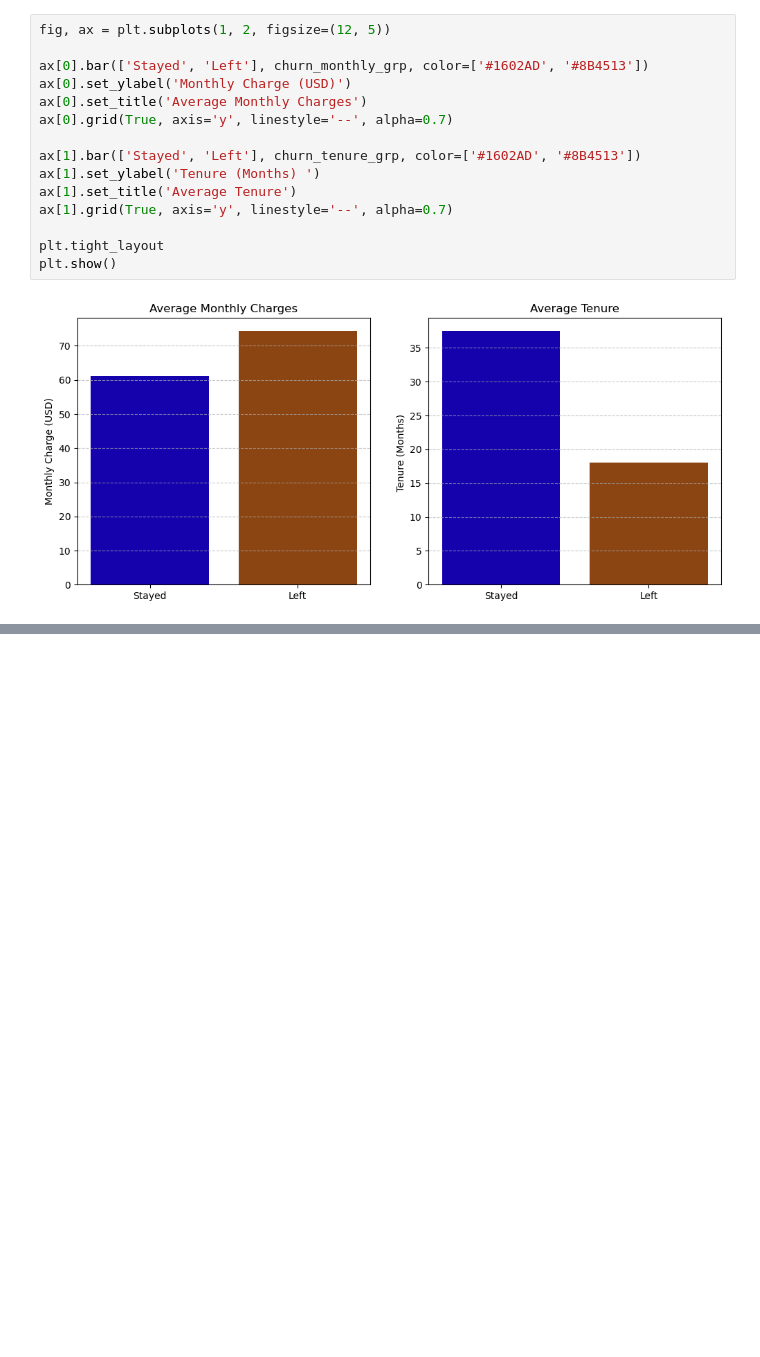
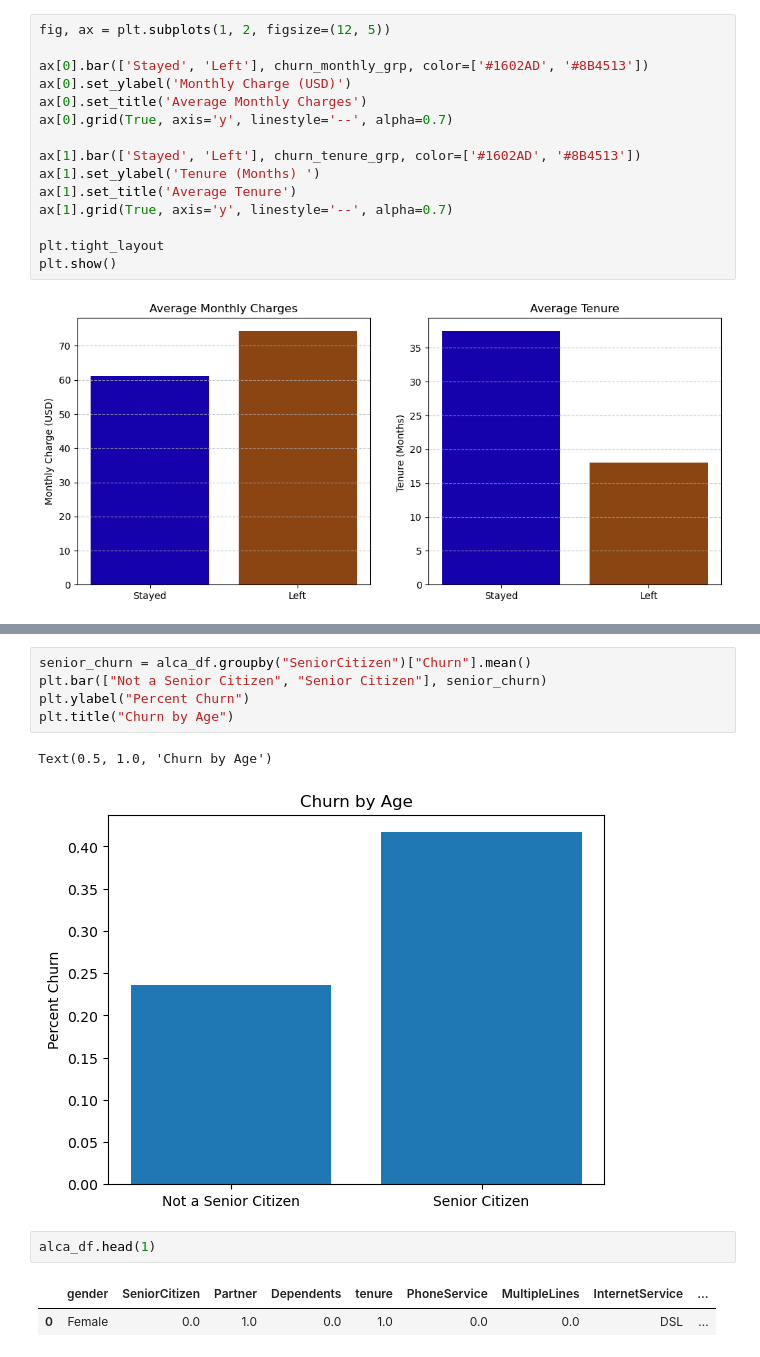
Before and after one commit to brooks-reece/ML-Case-Study, a Jupyter notebook: Alberta.ipynb, the cells around one changed output, grey strips where cells are left out. Saved outputs shown, nothing was run; the diff lists cells and outputs as text; blank space fills up the shorter version.

```diff
--- a/Alberta.ipynb
+++ b/Alberta.ipynb
@@ -489,0 +501,13 @@ plt.show()
+# %%
+senior_churn = alca_df.groupby("SeniorCitizen")["Churn"].mean()
+plt.bar(["Not a Senior Citizen", "Senior Citizen"], senior_churn)
+plt.ylabel("Percent Churn")
+plt.title("Churn by Age")
+# %% [output]
+Text(0.5, 1.0, 'Churn by Age')
+[figure, added]
+# %%
+alca_df.head(1)
+# %% [output]
+|  | gender | SeniorCitizen | Partner | Dependents | tenure | PhoneService | MultipleLines | InternetService | ... |
+| 0 | Female | 0.0 | 1.0 | 0.0 | 1.0 | 0.0 | 0.0 | DSL | ... |
```
Also changed, not shown: parts of 20 cells of this notebook, 7 other files.
